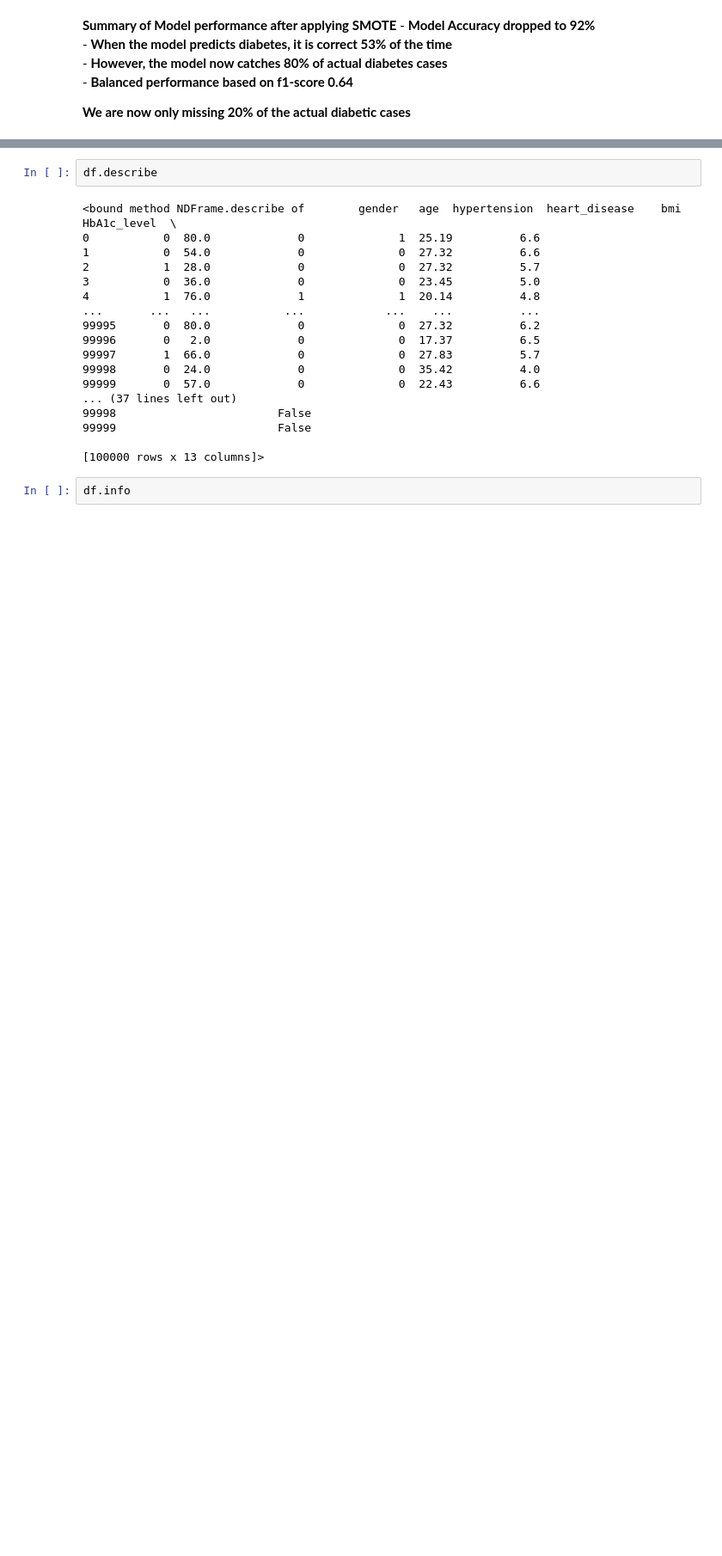
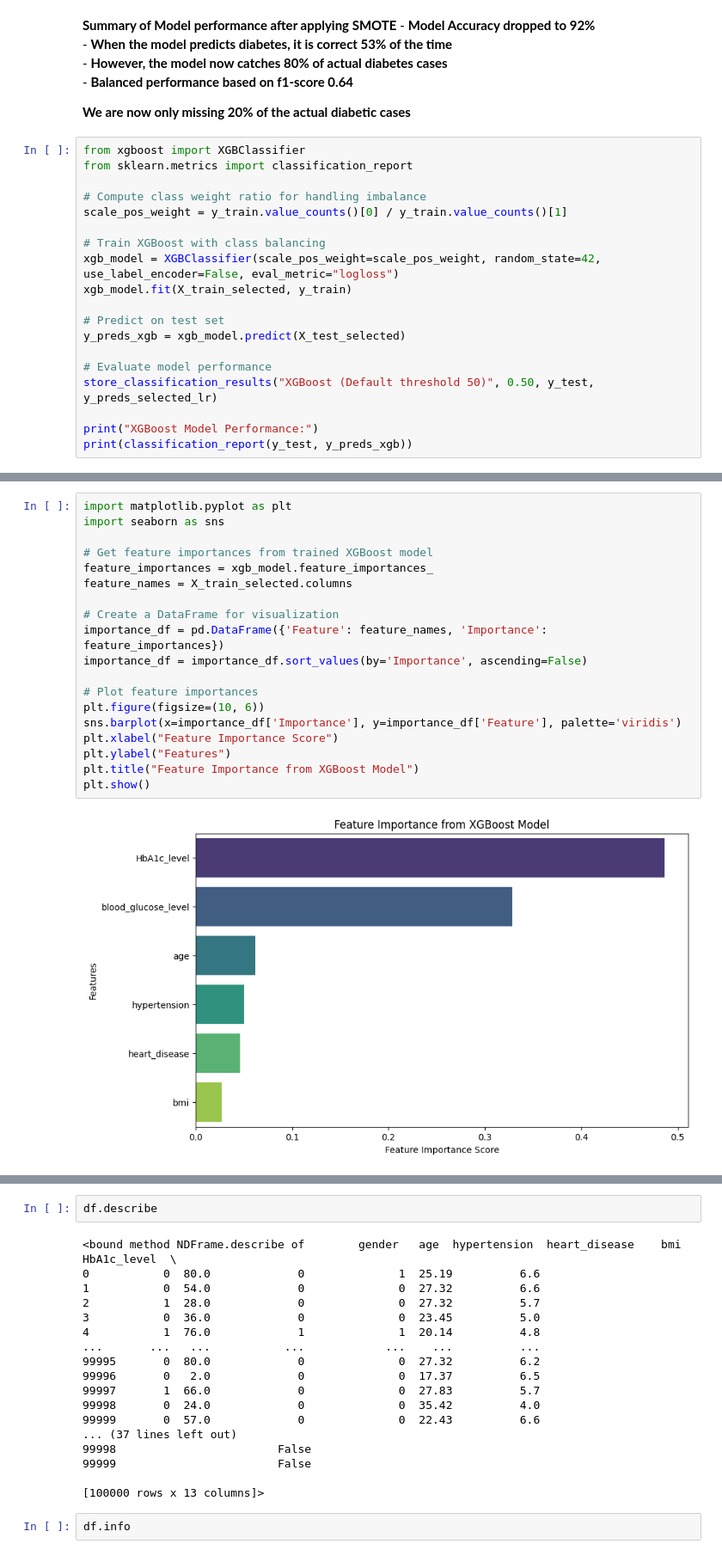
Before and after one commit to fkottapa3/Team14CSE6242, a Jupyter notebook: DiabetesPrediction_v1.ipynb, the cells around one changed output, grey strips where cells are left out. Shown: that part at 86% size. Cells and saved outputs as stored; diff of their text form; blank space fills up the shorter version.

Commit message:
Added SQLite; Comparative model visuals

```diff
--- a/DiabetesPrediction_v1.ipynb
+++ b/DiabetesPrediction_v1.ipynb
@@ -277,3 +344,22 @@ weighted avg       0.94      0.92      0.93     20000
     - **Balanced performance based on f1-score 0.64**
 
 **We are now only missing 20% of the actual diabetic cases**
+# %%
+from xgboost import XGBClassifier
+from sklearn.metrics import classification_report
+
+# Compute class weight ratio for handling imbalance
+scale_pos_weight = y_train.value_counts()[0] / y_train.value_counts()[1]
+
+# Train XGBoost with class balancing
+xgb_model = XGBClassifier(scale_pos_weight=scale_pos_weight, random_state=42, use_label_encoder=False, eval_metric="logloss")
+xgb_model.fit(X_train_selected, y_train)
+
+# Predict on test set
+y_preds_xgb = xgb_model.predict(X_test_selected)
+
+# Evaluate model performance
+store_classification_results("XGBoost (Default threshold 50)", 0.50, y_test, y_preds_selected_lr)
+
+print("XGBoost Model Performance:")
+print(classification_report(y_test, y_preds_xgb))
@@ -280 +471,22 @@ weighted avg       0.94      0.92      0.93     20000
+# %%
+import matplotlib.pyplot as plt
+import seaborn as sns
+
+# Get feature importances from trained XGBoost model
+feature_importances = xgb_model.feature_importances_
+feature_names = X_train_selected.columns
+
+# Create a DataFrame for visualization
+importance_df = pd.DataFrame({'Feature': feature_names, 'Importance': feature_importances})
+importance_df = importance_df.sort_values(by='Importance', ascending=False)
+
+# Plot feature importances
+plt.figure(figsize=(10, 6))
+sns.barplot(x=importance_df['Importance'], y=importance_df['Feature'], palette='viridis')
+plt.xlabel("Feature Importance Score")
+plt.ylabel("Features")
+plt.title("Feature Importance from XGBoost Model")
+plt.show()
+# %% [output]
+[figure, added]
 # %% [markdown]
```
Also changed, not shown: parts of 14 cells of this notebook.
